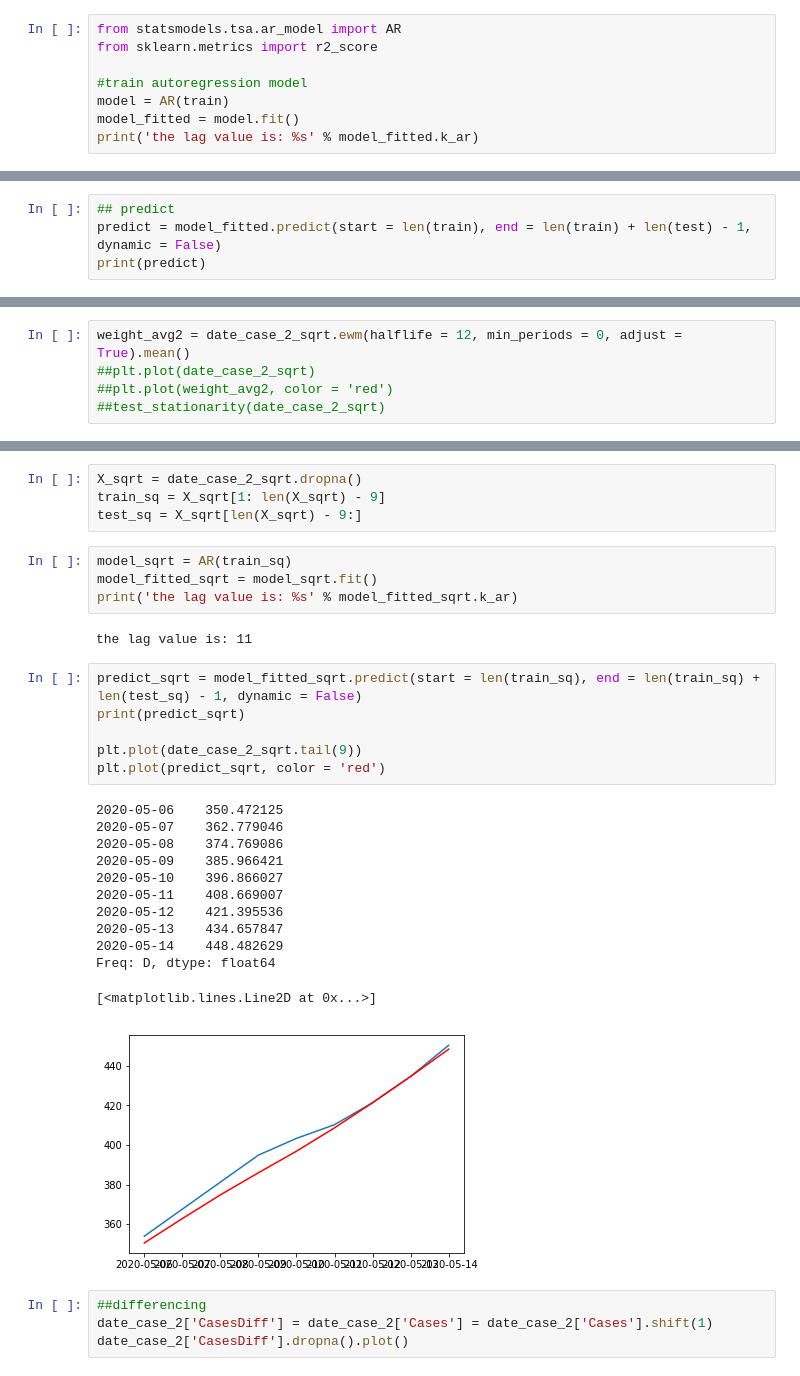
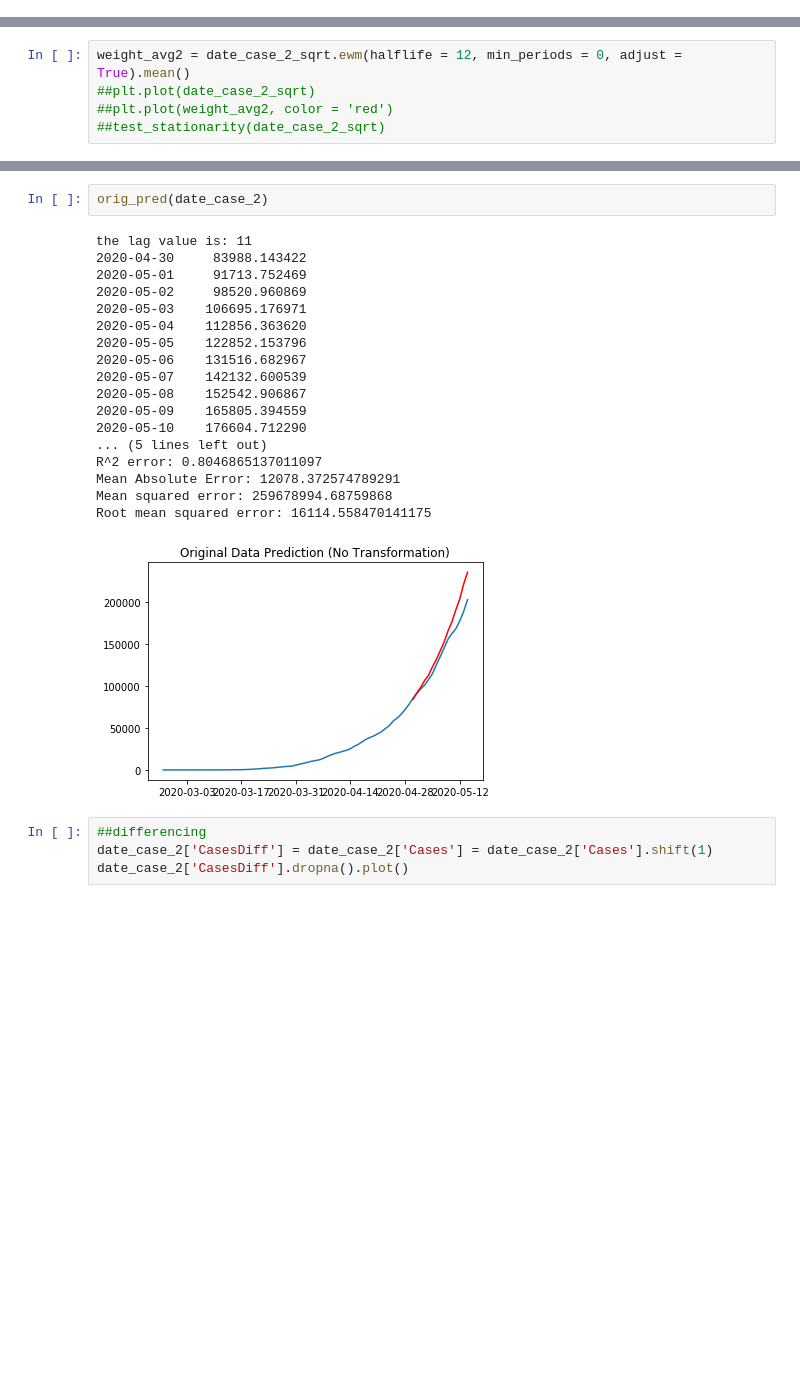
Before and after one commit to sundar1122/covid19, a Jupyter notebook: Brazil Analysis.ipynb, the cells around one changed output, grey strips where cells are left out. Cells and saved outputs as stored; diff of their text form; blank space fills up the shorter version.

```diff
--- a/Brazil Analysis.ipynb
+++ b/Brazil Analysis.ipynb
@@ -241,11 +245,3 @@ def test_stationarity(data):
         output['Critical Value (%s)'%k] = v
 
     print(output)
-# %%
-from statsmodels.tsa.ar_model import AR
-from sklearn.metrics import r2_score
-
-#train autoregression model
-model = AR(train)
-model_fitted = model.fit()
-print('the lag value is: %s' % model_fitted.k_ar)
@@ -254,4 +247,0 @@ the lag value is: 11
-# %%
-## predict
-predict = model_fitted.predict(start = len(train), end = len(train) + len(test) - 1, dynamic = False)
-print(predict)
@@ -384,32 +350,24 @@ Root mean squared error: 16114.558470141175
-# %%
-X_sqrt = date_case_2_sqrt.dropna()
-train_sq = X_sqrt[1: len(X_sqrt) - 9]
-test_sq = X_sqrt[len(X_sqrt) - 9:]
-# %%
-model_sqrt = AR(train_sq)
-model_fitted_sqrt = model_sqrt.fit()
-print('the lag value is: %s' % model_fitted_sqrt.k_ar)
-# %% [output]
-the lag value is: 11
-# %%
-predict_sqrt = model_fitted_sqrt.predict(start = len(train_sq), end = len(train_sq) + len(test_sq) - 1, dynamic = False)
-print(predict_sqrt)
-
-plt.plot(date_case_2_sqrt.tail(9))
-plt.plot(predict_sqrt, color = 'red')
-# %% [output]
-2020-05-06    350.472125
-2020-05-07    362.779046
-2020-05-08    374.769086
-2020-05-09    385.966421
-2020-05-10    396.866027
-2020-05-11    408.669007
-2020-05-12    421.395536
-2020-05-13    434.657847
-2020-05-14    448.482629
-Freq: D, dtype: float64
-[<matplotlib.lines.Line2D at 0x...>]
-[figure, removed]
+# %%
+orig_pred(date_case_2)
+# %% [output]
+the lag value is: 11
+2020-04-30     83988.143422
+2020-05-01     91713.752469
+2020-05-02     98520.960869
+2020-05-03    106695.176971
+2020-05-04    112856.363620
+2020-05-05    122852.153796
+2020-05-06    131516.682967
+2020-05-07    142132.600539
+2020-05-08    152542.906867
+2020-05-09    165805.394559
+2020-05-10    176604.712290
+... (5 lines left out)
+R^2 error: 0.8046865137011097
+Mean Absolute Error: 12078.372574789291
+Mean squared error: 259678994.68759868
+Root mean squared error: 16114.558470141175
+[figure, added]
 # %%
 ##differencing
 date_case_2['CasesDiff'] = date_case_2['Cases'] = date_case_2['Cases'].shift(1)
```
Also changed, not shown: parts of 5 cells of this notebook.
